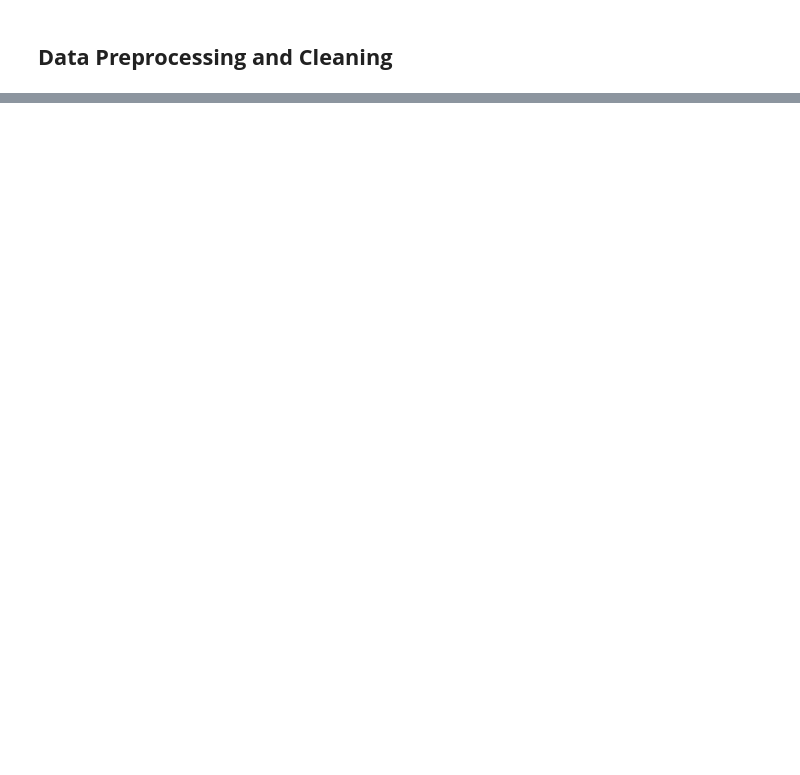
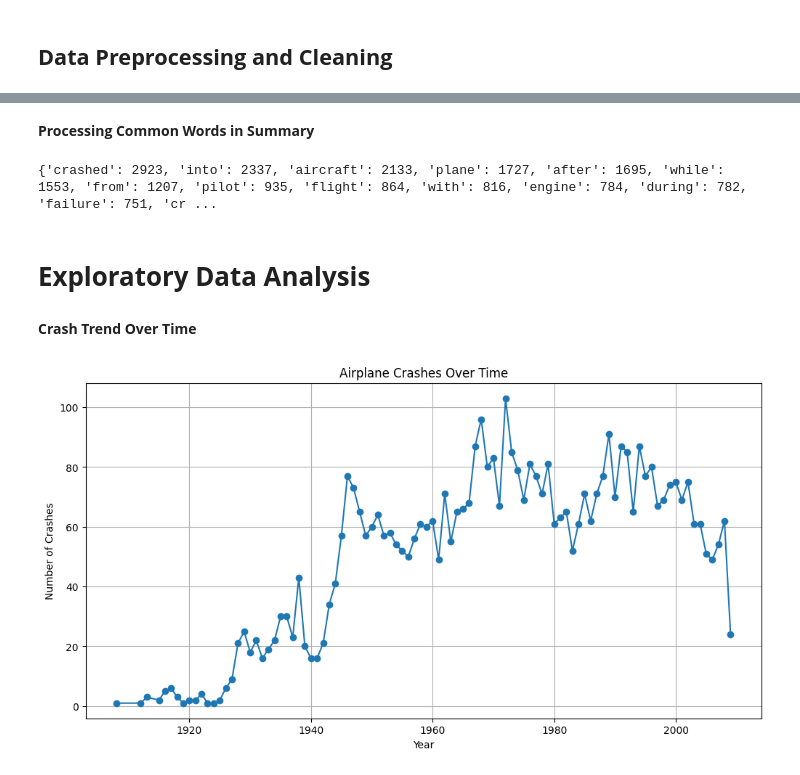
Before and after one commit to Suh716/Airplane-Crash-Data-Analysis-and-EDAs, a Jupyter notebook: airplane_crash_data_analysis.ipynb, the cells around one changed output, grey strips where cells are left out. Saved outputs shown, nothing was run; the diff lists cells and outputs as text; code cells hidden in the pictures; blank space fills up the shorter version.

Commit message:
Updated cleaning/processing and edas

```diff
--- a/airplane_crash_data_analysis.ipynb
+++ b/airplane_crash_data_analysis.ipynb
@@ -31,0 +107,47 @@ display(combined_df)
+# %% [markdown]
+**Processing Common Words in Summary**
+# %%
+from collections import Counter
+
+# Drop rows where 'Summary' is missing
+df = df.dropna(subset=['Summary'])
+
+# Split summaries into words and count occurrences
+word_counts = Counter(" ".join(df['Summary']).lower().split())
+
+# Filter words: remove those with length ≤ 2 and count > 1
+filtered_words = {word: count for word, count in word_counts.items() if len(word) > 3 and count > 1}
+
+# Sort by frequency (highest to lowest)
+sorted_words = dict(sorted(filtered_words.items(), key=lambda x: x[1], reverse=True))
+
+# Print result
+print(sorted_words)
+# %% [output]
+{'crashed': 2923, 'into': 2337, 'aircraft': 2133, 'plane': 1727, 'after': 1695, 'while': 1553, 'from': 1207, 'pilot': 935, 'flight': 864, 'with': 816, 'engine': 784, 'during': 782, 'failure': 751, 'cr ...
+# %% [markdown]
+# **Exploratory Data Analysis**
+# %% [markdown]
+**Crash Trend Over Time**
+# %%
+import matplotlib.pyplot as plt
+
+# Convert 'Date' column to datetime format
+df['Date'] = pd.to_datetime(df['Date'], errors='coerce')
+
+# Extract year from the date
+df['Year'] = df['Date'].dt.year
+
+# Count crashes per year
+crash_trend = df.groupby('Year').size()
+
+# Plot the trend
+plt.figure(figsize=(12, 6))
+plt.plot(crash_trend, marker='o', linestyle='-')
+plt.xlabel("Year")
+plt.ylabel("Number of Crashes")
+plt.title("Airplane Crashes Over Time")
+plt.grid()
+plt.show()
+# %% [output]
+[figure, added]
```
Also changed, not shown: parts of 23 cells of this notebook.
